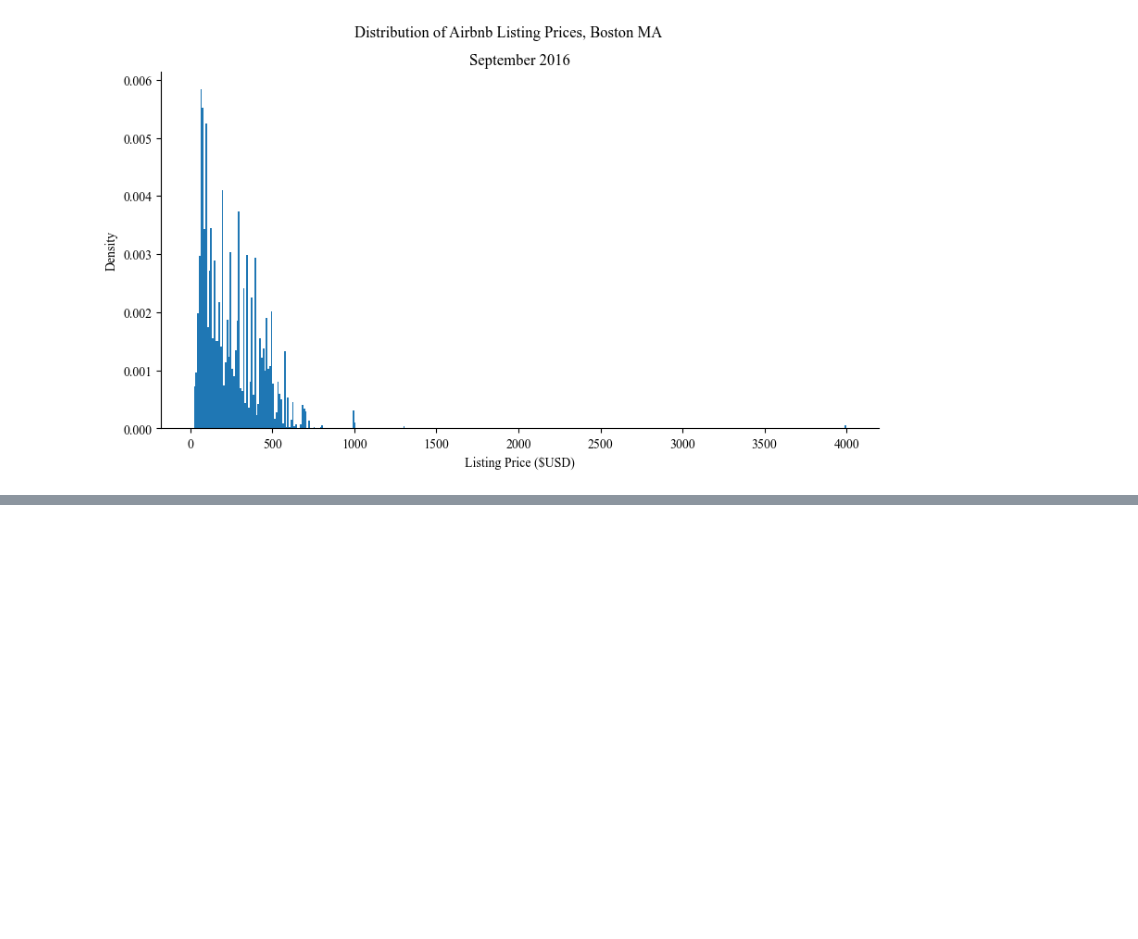
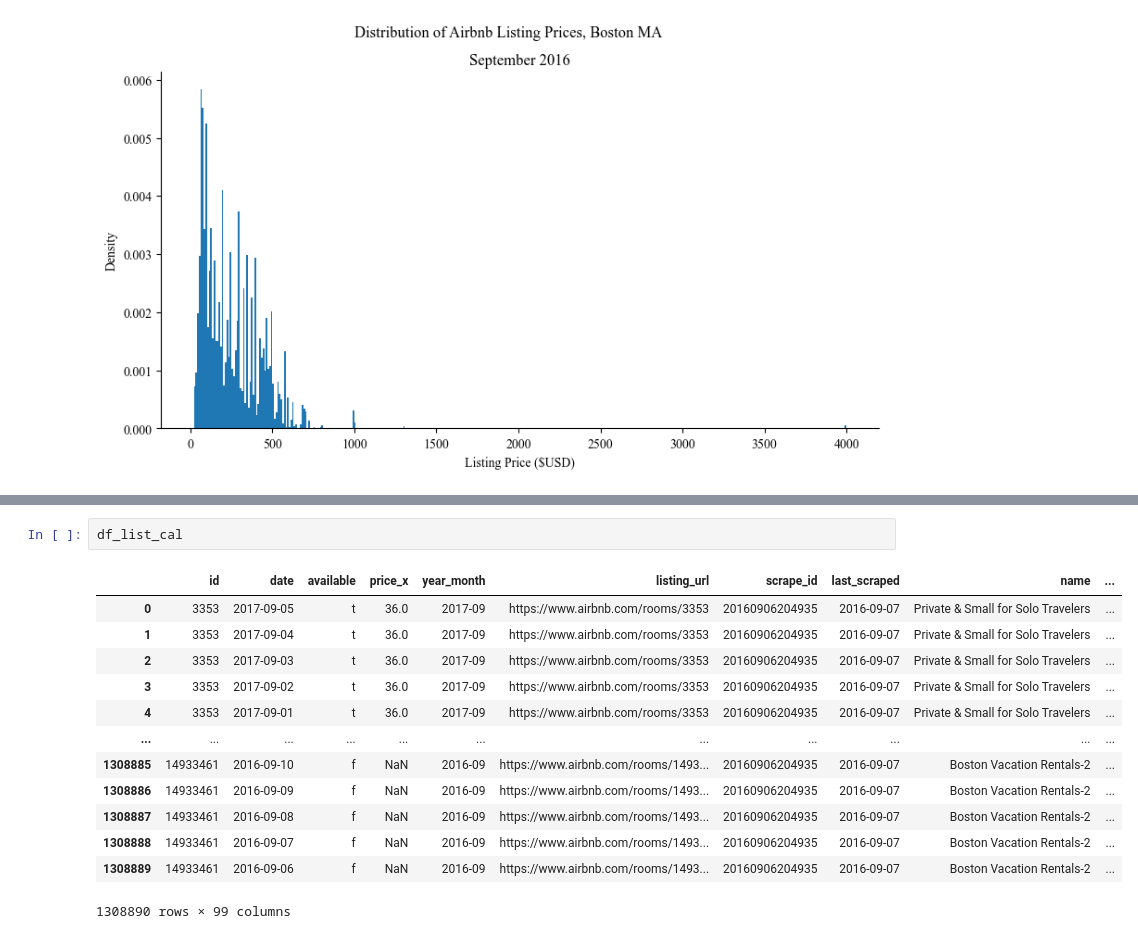
Before and after one commit to ECO225-W2025/eco225-project-code-easteli, a Jupyter notebook: ProjectCode.ipynb, the cells around one changed output, grey strips where cells are left out. Cells and saved outputs as stored; diff of their text form; blank space fills up the shorter version.

```diff
--- a/ProjectCode.ipynb
+++ b/ProjectCode.ipynb
@@ -171,0 +167,16 @@ plt.show()
+# %%
+df_list_cal
+# %% [output]
+|  | id | date | available | price_x | year_month | listing_url | scrape_id | last_scraped | name | ... |
+| 0 | 3353 | 2017-09-05 | t | 36.0 | 2017-09 | https://www.airbnb.com/rooms/3353 | 20160906204935 | 2016-09-07 | Private & Small for Solo Travelers | ... |
+| 1 | 3353 | 2017-09-04 | t | 36.0 | 2017-09 | https://www.airbnb.com/rooms/3353 | 20160906204935 | 2016-09-07 | Private & Small for Solo Travelers | ... |
+| 2 | 3353 | 2017-09-03 | t | 36.0 | 2017-09 | https://www.airbnb.com/rooms/3353 | 20160906204935 | 2016-09-07 | Private & Small for Solo Travelers | ... |
+| 3 | 3353 | 2017-09-02 | t | 36.0 | 2017-09 | https://www.airbnb.com/rooms/3353 | 20160906204935 | 2016-09-07 | Private & Small for Solo Travelers | ... |
+| 4 | 3353 | 2017-09-01 | t | 36.0 | 2017-09 | https://www.airbnb.com/rooms/3353 | 20160906204935 | 2016-09-07 | Private & Small for Solo Travelers | ... |
+| ... | ... | ... | ... | ... | ... | ... | ... | ... | ... | ... |
+| 1308885 | 14933461 | 2016-09-10 | f | NaN | 2016-09 | https://www.airbnb.com/rooms/1493... | 20160906204935 | 2016-09-07 | Boston Vacation Rentals-2 | ... |
+| 1308886 | 14933461 | 2016-09-09 | f | NaN | 2016-09 | https://www.airbnb.com/rooms/1493... | 20160906204935 | 2016-09-07 | Boston Vacation Rentals-2 | ... |
+| 1308887 | 14933461 | 2016-09-08 | f | NaN | 2016-09 | https://www.airbnb.com/rooms/1493... | 20160906204935 | 2016-09-07 | Boston Vacation Rentals-2 | ... |
+| 1308888 | 14933461 | 2016-09-07 | f | NaN | 2016-09 | https://www.airbnb.com/rooms/1493... | 20160906204935 | 2016-09-07 | Boston Vacation Rentals-2 | ... |
+| 1308889 | 14933461 | 2016-09-06 | f | NaN | 2016-09 | https://www.airbnb.com/rooms/1493... | 20160906204935 | 2016-09-07 | Boston Vacation Rentals-2 | ... |
+1308890 rows × 99 columns
```
Also changed, not shown: parts of 2 cells of this notebook.
